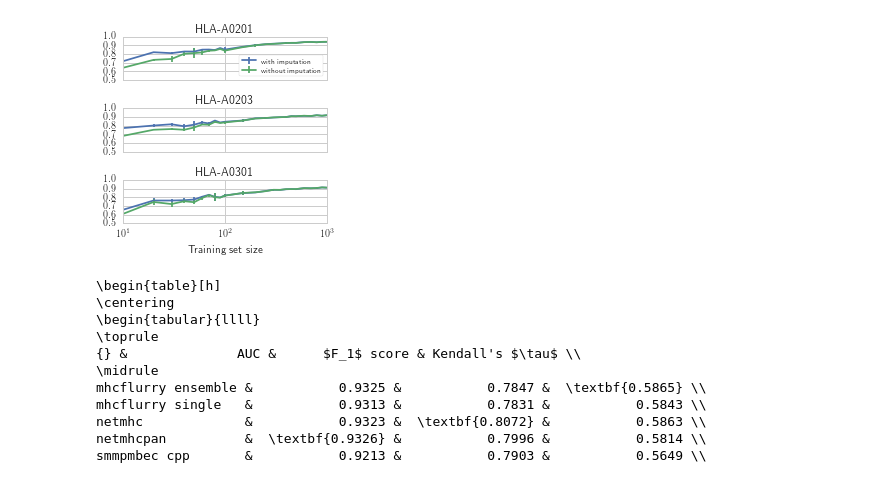
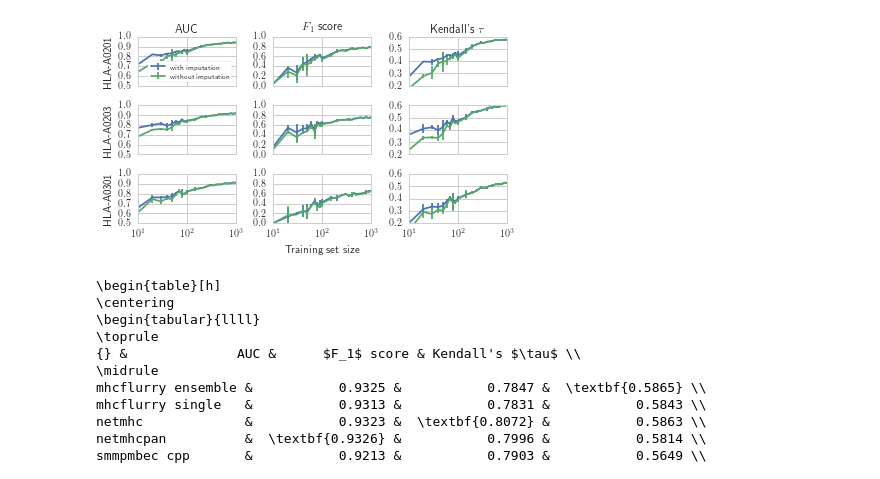
Before and after one commit to hammerlab/mhcflurry-icml-compbio-2016, a Jupyter notebook: notebooks/paper plots.ipynb, the cells around one changed output. Drawn from its saved outputs; the diff is of its cells as text; code cells hidden in the pictures.

Commit message:
update plot

```diff
--- a/notebooks/paper plots.ipynb
+++ b/notebooks/paper plots.ipynb
@@ -20,44 +20,59 @@ def print_full(x):
     pandas.set_option('display.max_rows', len(x))
     print(x)
     pandas.reset_option('display.max_rows')
+# %%
+name_adjustments = {
+    "tau": "Kendall's $\\tau$",
+    "auc": "AUC",
+    "f1": "$F_1$ score",
+    "mhcflurry ensemble all": "mhcflurry ensemble",
+    "mhcflurry 0": "mhcflurry single",
+    "smmpmbec_cpp": "smmpmbec cpp",
+}
 # %%
 impute_comparison = pandas.read_csv("../data/impute_comparison.csv")
 
-pyplot.figure(figsize=(3.5,3.5))
+pyplot.figure(figsize=(6,3.5))
 seaborn.set_style("whitegrid")
-column = "test_auc"
+
 for (i, (allele, data)) in enumerate(impute_comparison.groupby("allele")):
-    pyplot.subplot(3,1, i + 1, sharey=pyplot.gca())
-    grouped = data.groupby(["train_size", "impute"])[column].mean().to_frame().reset_index()
-    grouped["std_error"] = data.groupby(["train_size", "impute"])[column].std().to_frame().reset_index()[column]
-    for impute in [True, False]:
-        sub = grouped[grouped.impute == impute]
-        pyplot.errorbar(
-                       x=sub.train_size.values,
-                       y=sub[column].values,
-                       yerr=sub.std_error.values,
-                       label=("with" if impute else "without") + " imputation",
-                       color=seaborn.get_color_cycle()[0] if impute else seaborn.get_color_cycle()[1])
-    pyplot.title(allele)
-    pyplot.xscale("log")
-    if i == 0:
-        #pyplot.ylabel("AUC")
-        pyplot.legend(loc='lower right', fancybox=True, frameon=True, fontsize="x-small")
+    for (j, score) in enumerate(["test_auc", "test_f1", "test_tau"]):
+        ax = pyplot.subplot2grid((3,3),(i, j)) #sharey=pyplot.gca())
+        grouped = data.groupby(["train_size", "impute"])[score].mean().to_frame().reset_index()
+        grouped["std_error"] = data.groupby(["train_size", "impute"])[score].std().to_frame().reset_index()[score]
+        for impute in [True, False]:
+            sub = grouped[grouped.impute == impute]
+            pyplot.errorbar(
+                           x=sub.train_size.values,
+                           y=sub[score].values,
+                           yerr=sub.std_error.values,
+                           label=("with" if impute else "without") + " imputation",
+                           color=seaborn.get_color_cycle()[0] if impute else seaborn.get_color_cycle()[1])
+        if i == 0:
+            pyplot.title(name_adjustments.get(score.replace("test_", "")))
+        if j == 0:
+            pyplot.ylabel(allele)
+        pyplot.xscale("log")
+        if (i,j) == (0,0):
+            pyplot.legend(loc='lower right', fancybox=True, frameon=True, fontsize="x-small")
 
-    if i == 2:
-        pyplot.xlabel("Training set size")
-    if i != 2:
-        pyplot.gca().axes.xaxis.set_ticklabels([])
+        if (i,j) == (2,1):
+            pyplot.xlabel("Training set size")
+        if i != 2:
+            pyplot.gca().axes.xaxis.set_ticklabels([])
 
-    pyplot.ylim(ymin=0.5, ymax=1.0)
-    pyplot.yticks(numpy.arange(0.5, 1.01, 0.1))
-    pyplot.savefig("../figures/impute_comparison.pdf")
-
-#pyplot.legend(loc='lower right', ncol=1, bbox_to_anchor=(2.2,.1))
+        if score == "test_auc":
+            pyplot.ylim(ymin=0.5, ymax=1.0)
+        if score == "test_f1":
+            pyplot.ylim(ymin=0, ymax=1)
+        if score == "test_tau":
+            pyplot.ylim(ymin=0.2, ymax=0.6)
+            pyplot.yticks(numpy.arange(0.2, 0.61, 0.1))
 
 pyplot.tight_layout()
+pyplot.savefig("../figures/impute_comparison.pdf")
 # %% [output]
-[figure, old version]
+[figure, new version]
 # %%
 scores_df = pandas.read_csv("../data/validation_scores.csv", index_col="allele")
 scores_df
```
Also changed, not shown: parts of 1 cell of this notebook, 1 other file.
